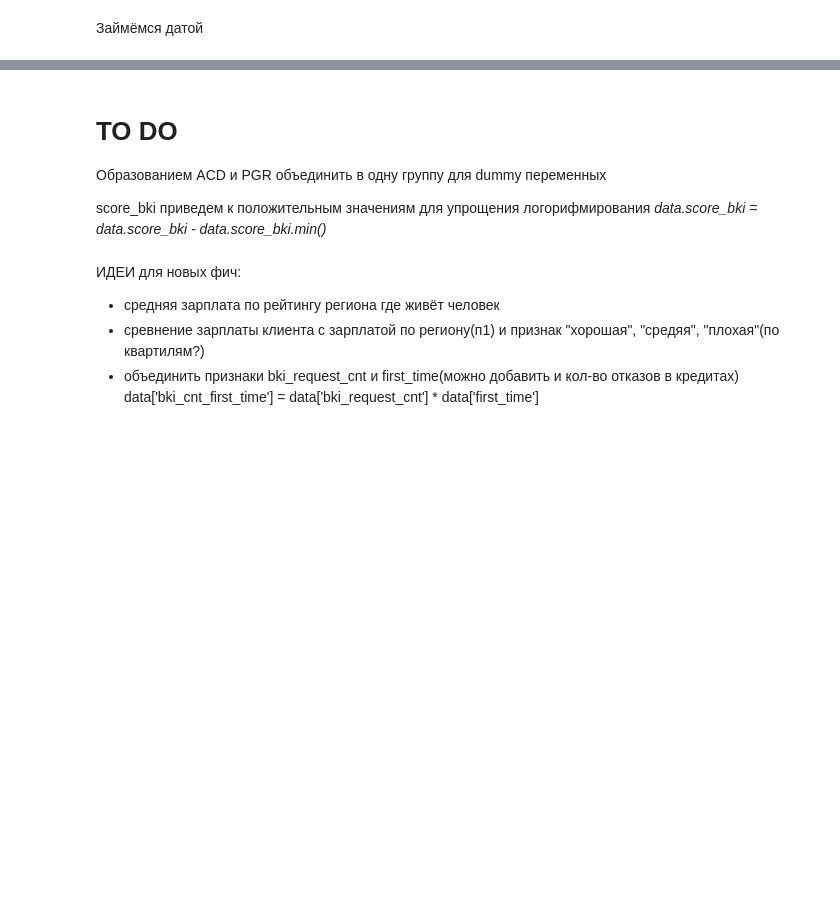
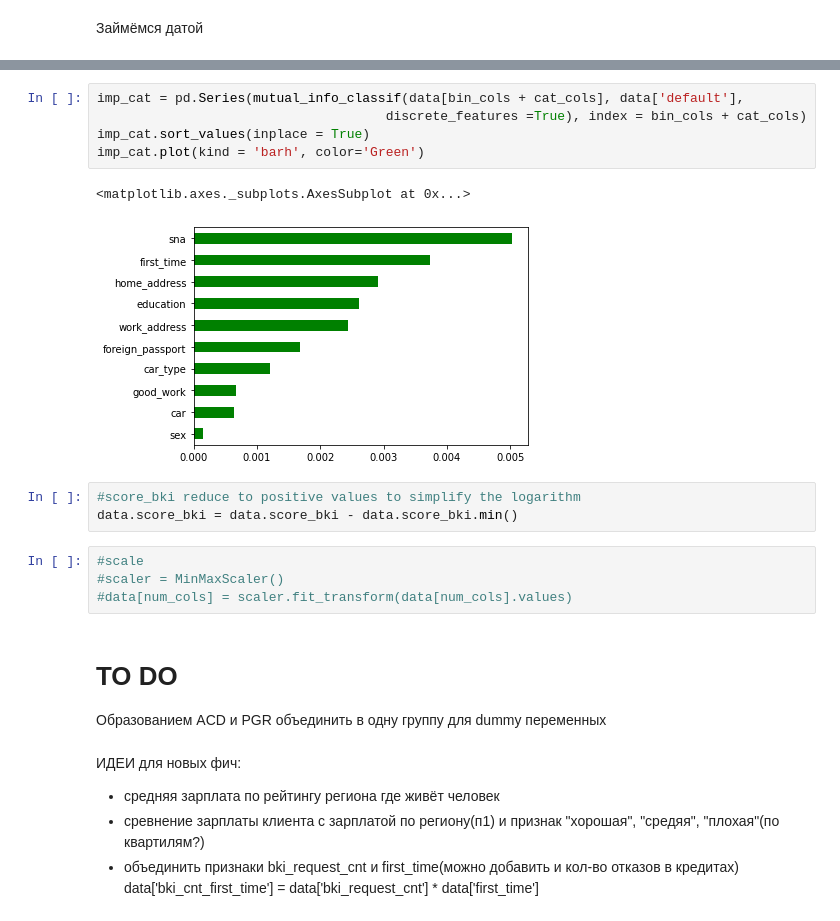
Before and after one commit to PrusRoman/skillfactory_rds, a Jupyter notebook: project_4_Credit_Scoring/sf_Credit_Scoring.ipynb, the cells around one changed output, grey strips where cells are left out. Saved outputs shown, nothing was run; the diff lists cells and outputs as text; blank space fills up the shorter version.

```diff
--- a/project_4_Credit_Scoring/sf_Credit_Scoring.ipynb
+++ b/project_4_Credit_Scoring/sf_Credit_Scoring.ipynb
@@ -245,9 +286,21 @@ data.date_diff_today.max()
+# %%
+imp_cat = pd.Series(mutual_info_classif(data[bin_cols + cat_cols], data['default'],
+                                     discrete_features =True), index = bin_cols + cat_cols)
+imp_cat.sort_values(inplace = True)
+imp_cat.plot(kind = 'barh', color='Green')
+# %% [output]
+<matplotlib.axes._subplots.AxesSubplot at 0x...>
+[figure, added]
+# %%
+#score_bki reduce to positive values to simplify the logarithm
+data.score_bki = data.score_bki - data.score_bki.min()
+# %%
+#scale
+#scaler = MinMaxScaler()
+#data[num_cols] = scaler.fit_transform(data[num_cols].values)
 # %% [markdown]
 # TO DO
 Образованием ACD и PGR объединить в одну группу для dummy переменных
-
-score_bki приведем к положительным значениям для упрощения логорифмирования
-*data.score_bki = data.score_bki - data.score_bki.min()*
 # %% [markdown]
 ИДЕИ для новых фич:
 
```
Also changed, not shown: parts of 15 cells of this notebook.
